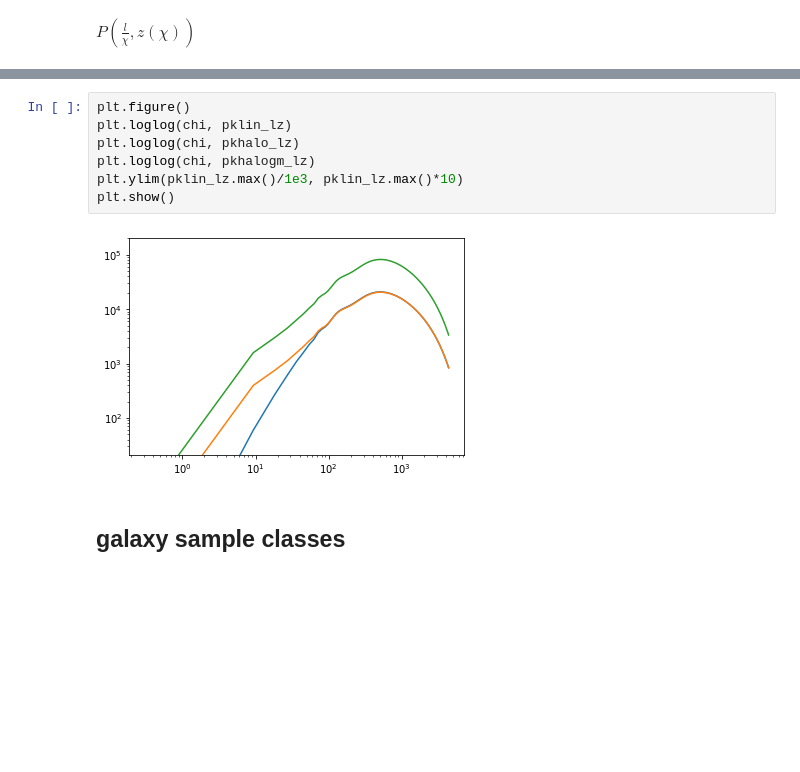
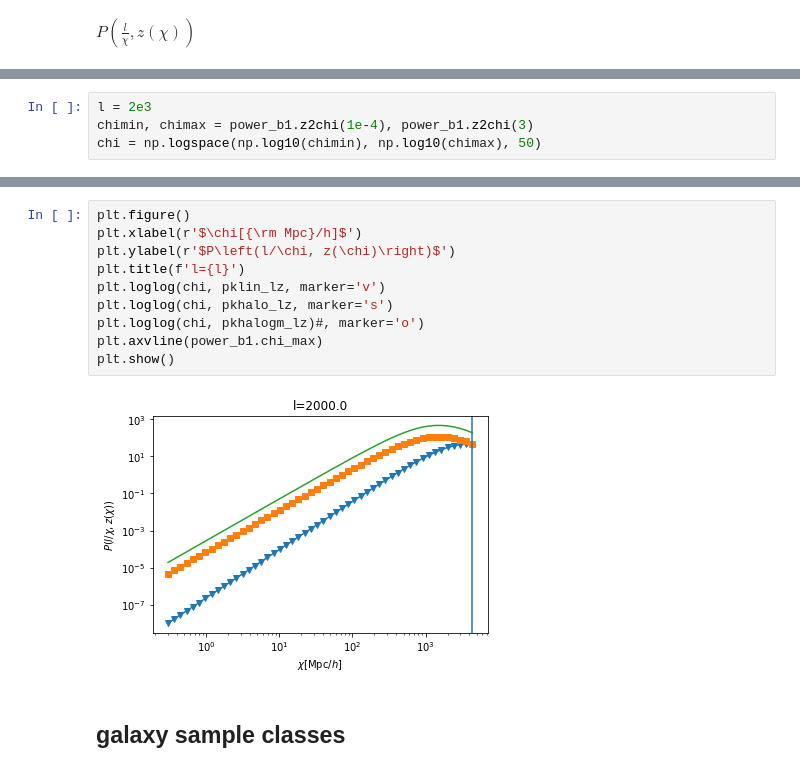
Before and after one commit to git-sunao/weaklensHSCY3Fisher, a Jupyter notebook: Untitled3.ipynb, the cells around one changed output, grey strips where cells are left out. Cells and saved outputs as stored; diff of their text form; blank space fills up the shorter version.

```diff
--- a/Untitled3.ipynb
+++ b/Untitled3.ipynb
@@ -73,3 +66,7 @@ chi = power_b1.get_chi_from_z(z)
+# %%
+l = 2e3
+chimin, chimax = power_b1.z2chi(1e-4), power_b1.z2chi(3)
+chi = np.logspace(np.log10(chimin), np.log10(chimax), 50)
 # %%
 %%time
 pklin_lz = power_b1.get_pklin_lchi(l, chi)
@@ -91,12 +88,15 @@ Wall time: 53.8 ms
 # %%
 plt.figure()
-plt.loglog(chi, pklin_lz)
-plt.loglog(chi, pkhalo_lz)
-plt.loglog(chi, pkhalogm_lz)
-plt.ylim(pklin_lz.max()/1e3, pklin_lz.max()*10)
+plt.xlabel(r'$\chi[{\rm Mpc}/h]$')
+plt.ylabel(r'$P\left(l/\chi, z(\chi)\right)$')
+plt.title(f'l={l}')
+plt.loglog(chi, pklin_lz, marker='v')
+plt.loglog(chi, pkhalo_lz, marker='s')
+plt.loglog(chi, pkhalogm_lz)#, marker='o')
+plt.axvline(power_b1.chi_max)
 plt.show()
 # %% [output]
-[figure, old version]
+[figure, new version]
 # %% [markdown]
 ## galaxy sample classes
 # %%
```
Also changed, not shown: parts of 33 cells of this notebook, 7 other files.
